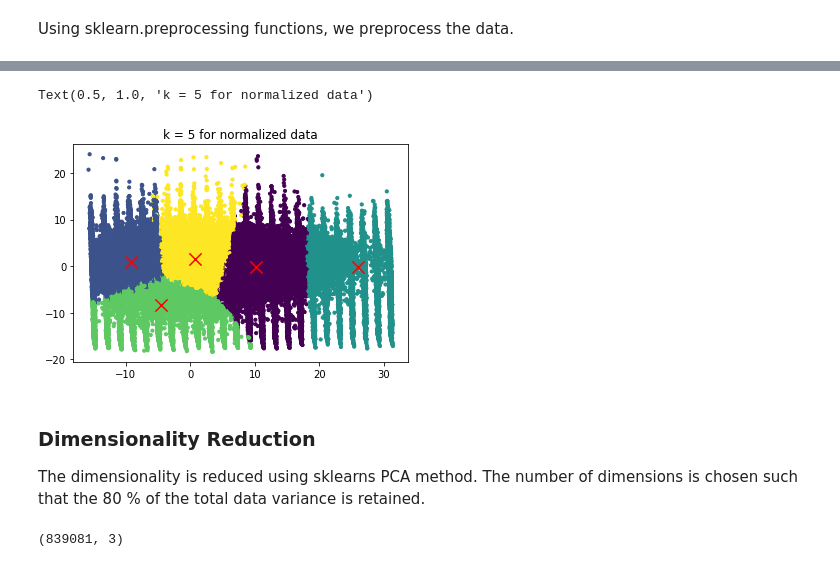
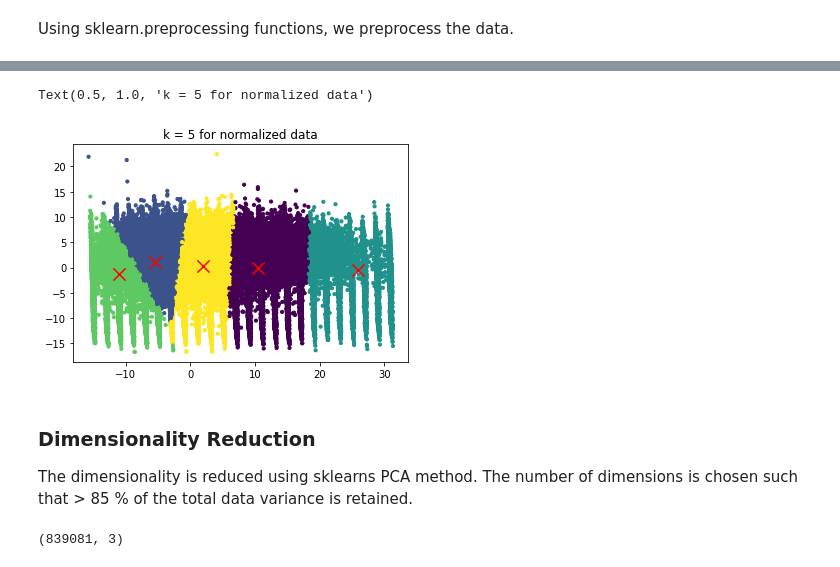
Before and after one commit to MRampo/ADM-HW4, a Jupyter notebook: pca_kmeans_2.ipynb, the cells around one changed output, grey strips where cells are left out. Saved outputs shown, nothing was run; the diff lists cells and outputs as text; code cells hidden in the pictures.

```diff
--- a/pca_kmeans_2.ipynb
+++ b/pca_kmeans_2.ipynb
@@ -29,7 +29,7 @@ data = pd.read_csv('bank_transactions.csv', delimiter = ',') # original csv
 # %%
 # loading dataframes and concatenating
 data_20 = pd.read_csv('twenty_params_2.csv', delimiter = ',')#.drop(['Unnamed: 0'], axis = 1)
-data_7 = pd.read_csv('seven_params_2.csv', delimiter = ',').reset_index(drop=True)
+data_7 = pd.read_csv('seven_params_3.csv', delimiter = ',').reset_index(drop=True)
 data_27 = pd.concat([data_20, data_7], axis = 1)
 data_27.set_index('CustomerID', inplace = True)
 # %%
@@ -77,7 +77,6 @@ Using sklearn.preprocessing functions, we preprocess the data.
 
 stdScaler = StandardScaler()
 fctScaler = FunctionTransformer(np.log1p)
-#fctScaler2 = FunctionTransformer(np.log10)
 
 minmaxScaler = MinMaxScaler()
 maxScaler = MaxAbsScaler()
@@ -89,15 +88,13 @@ normScaler = Normalizer()
 cols_for_std_scaling = [ 'max_ratio','min_trans', 'max_trans', 'TransactionAmount_INR', 'diff_balance', 'mean_age_trans']
 cols_for_fct_scaling = [ 'mean_trans', 'mean_balance',  '0.75_quant_trans', '0.25_quant_trans','min_balance', 'max_balance']
 cols_for_pow_scaling = ['mean_ratio','mean_diff',]
+cols_for_norm = [ 'max_ratio','mean_ratio', 'min_trans','mean_diff', 'diff_balance', 'mean_age_trans', 'min_balance', ]
+#cols_for_norm = [ 'max_ratio','mean_ratio', 'min_trans', 'max_trans', 'TransactionAmount_INR', 'diff_balance', 'mean_age_trans','mean_trans', 'mean_balance',  '0.75_quant_trans', '0.25_quant_trans','min_balance', 'max_balance']
 # %%
 data_norm = data_num.copy() #
 
 data_norm[cols_for_std_scaling] = stdScaler.fit_transform(data_norm[cols_for_std_scaling])
 data_norm[cols_for_fct_scaling] = fctScaler.transform(data_norm[cols_for_fct_scaling])
 data_norm[cols_for_pow_scaling] = powerScaler.fit_transform(data_norm[cols_for_pow_scaling])
-#data_norm[cols_for_rob_scaling] = robScaler.fit_transform(data_norm[cols_for_rob_scaling])
-#data_norm[cols_for_norm_scaling] = normScaler.fit_transform(data_norm[cols_for_norm_scaling])
-
-#data_norm = normScaler.fit_transform(data_norm)
-#data_norm[cols_for_max_scaling] = maxScaler.fit_transform(data_norm[cols_for_max_scaling])
+data_norm[cols_for_norm] = normalize(data_norm[cols_for_norm])
 # %%
@@ -168,20 +166,20 @@ We conduct the same illustration as above for normalized data: Do a principal co
 # %%
-pca = PCA(n_components=3) # by setting n_components to float in [0,1] sklearn estimates the nr of dimension to keep
+pca = PCA(n_components=0.85) # by setting n_components to float in [0,1] sklearn estimates the nr of dimension to keep
 pca_data = pca.fit_transform(data_norm)
 
 kmeans = KMeans(n_clusters=5, init='random', n_init=3, max_iter=300, tol=0.0001,random_state=None, copy_x=True, algorithm='auto')
 kmeans.fit(pca_data)
 
 plt.scatter(pca_data[:, 0], pca_data[:, 1], s=10, c = kmeans.labels_.astype(float))
 
 centroids = kmeans.cluster_centers_
 plt.scatter(centroids[:, 0],centroids[:, 1],marker="x",s=150, c='red')
 plt.title('k = 5 for normalized data')
 # %% [output]
 Text(0.5, 1.0, 'k = 5 for normalized data')
-[figure, old version]
+[figure, new version]
 # %% [markdown]
 ### Dimensionality Reduction
-The dimensionality is reduced using sklearns PCA method. The number of dimensions is chosen such that the 80 % of the total data variance is retained.
+The dimensionality is reduced using sklearns PCA method. The number of dimensions is chosen such that > 85 % of the total data variance is retained.
 # %%
 # use sklearn pca to transform the data
```
Also changed, not shown: parts of 42 cells of this notebook, 1 other file.
